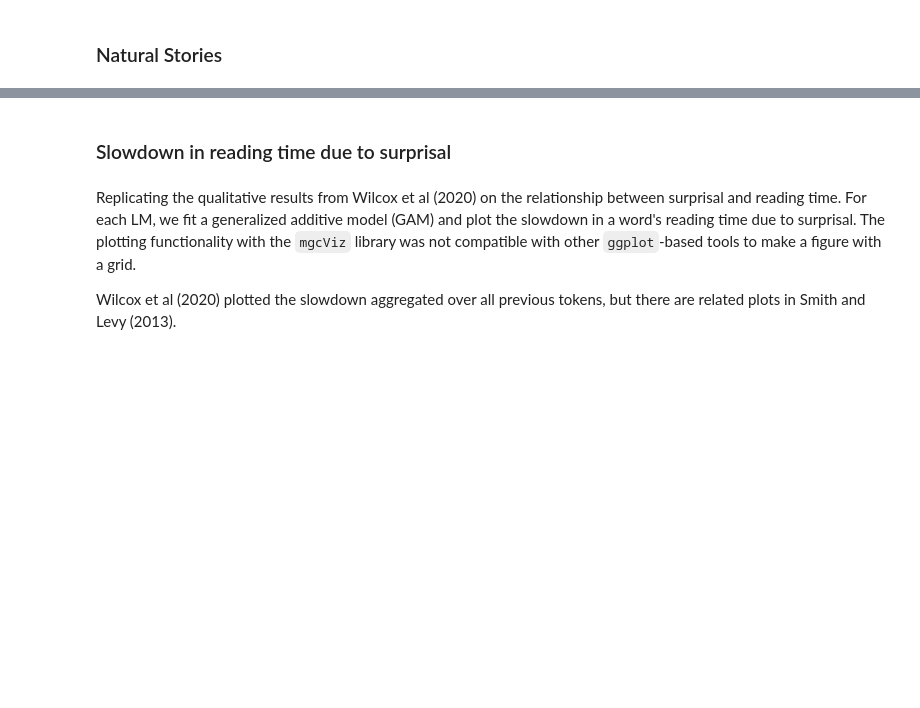
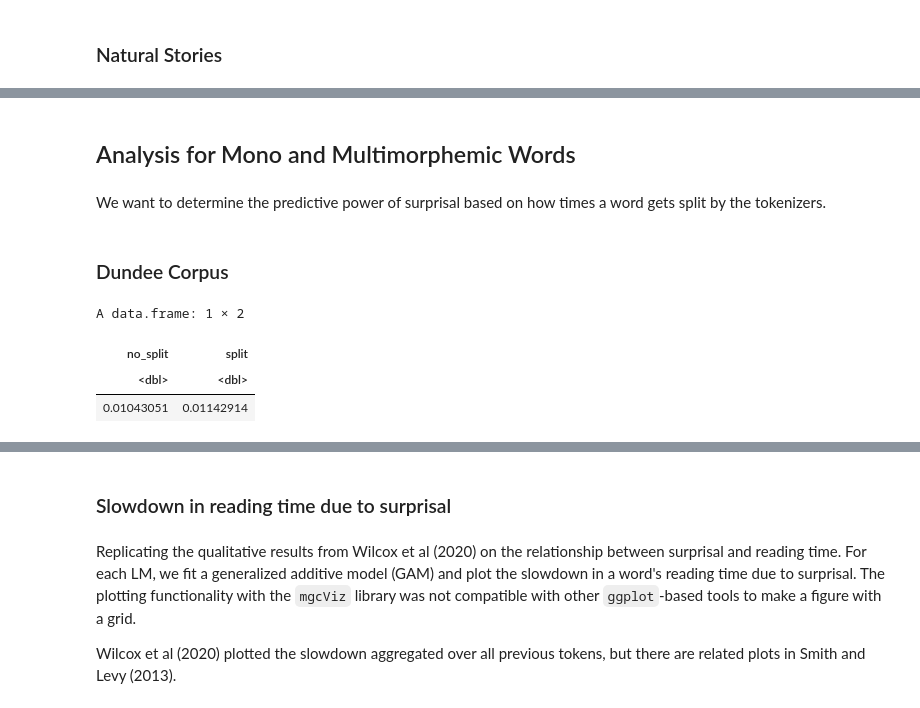
Before and after one commit to sathvikn/dl-psych-tokenization, a Jupyter notebook: regression_analysis.ipynb, the cells around one changed output, grey strips where cells are left out. Cells and saved outputs as stored; diff of their text form; code cells hidden in the pictures; blank space fills up the shorter version.

```diff
--- a/regression_analysis.ipynb
+++ b/regression_analysis.ipynb
@@ -212 +247,22 @@ W = 53, p-value = 0.8534
 alternative hypothesis: true location shift is not equal to 0
+# %% [markdown]
+## Analysis for Mono and Multimorphemic Words
+# %% [markdown]
+We want to determine the predictive power of surprisal based on how times a word gets split by the tokenizers.
+# %%
+pred_power_by_split <- function(data, control_formula, surprisal_formula, tokenization) {
+    data <- data[data$tokenization == tokenization,]
+    no_split <- data[data$num_tokens == 1,]
+    split <- data[data$num_tokens > 1,]
+    data.frame(no_split = predictive_power(no_split, control_formula, surprisal_formula, tokenization, FALSE),
+    split = predictive_power(split, control_formula, surprisal_formula, tokenization, FALSE))
+}
+# %% [markdown]
+### Dundee Corpus
+# %%
+pred_power_by_split(dundee_et, et_control_formula, et_surprisal_formula, "bpe")
+# %% [output]
+A data.frame: 1 × 2
+| no_split | split |
+| <dbl> | <dbl> |
+| 0.01043051 | 0.01142914 |
```
Also changed, not shown: parts of 19 cells of this notebook, 2 other files.
